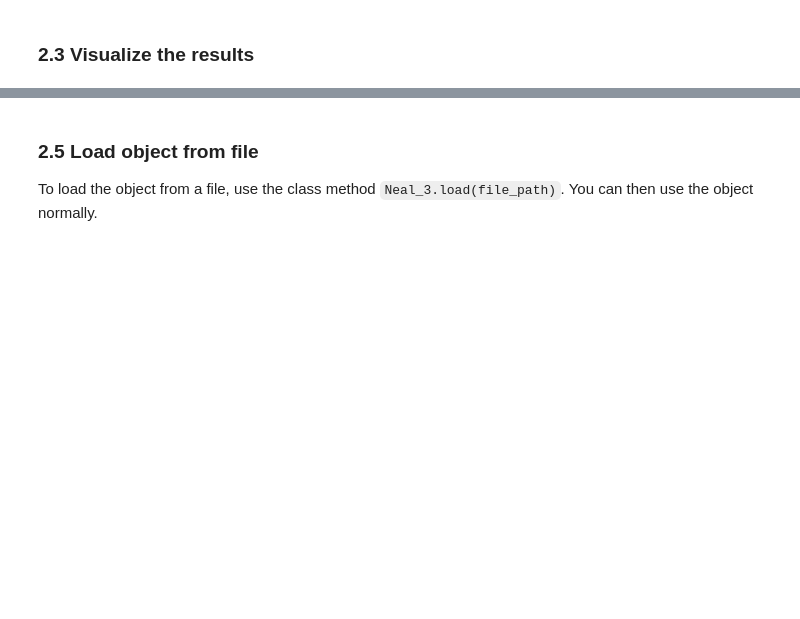
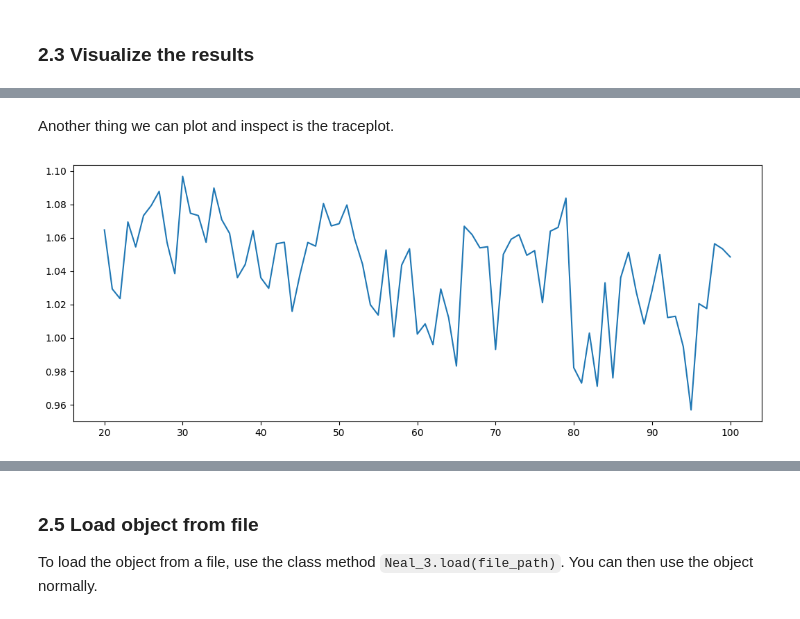
Before and after one commit to Samuele-Caccavelli/bayesian_statistics_project, a Jupyter notebook: notebooks/jupyter/Example_MCMCs.ipynb, the cells around one changed output, grey strips where cells are left out. Cells and saved outputs as stored; diff of their text form; code cells hidden in the pictures; blank space fills up the shorter version.

```diff
--- a/notebooks/jupyter/Example_MCMCs.ipynb
+++ b/notebooks/jupyter/Example_MCMCs.ipynb
@@ -89,0 +99,8 @@ plt.show()
+# %% [markdown]
+Another thing we can plot and inspect is the traceplot.
+# %%
+plt.figure(figsize=(12.8, 4.8))
+plt.plot(iterations[burn_in:], neal_3.metrics["entropy"][burn_in:])
+plt.show()
+# %% [output]
+[figure, added]
```
Also changed, not shown: parts of 18 cells of this notebook, 16 other files.
